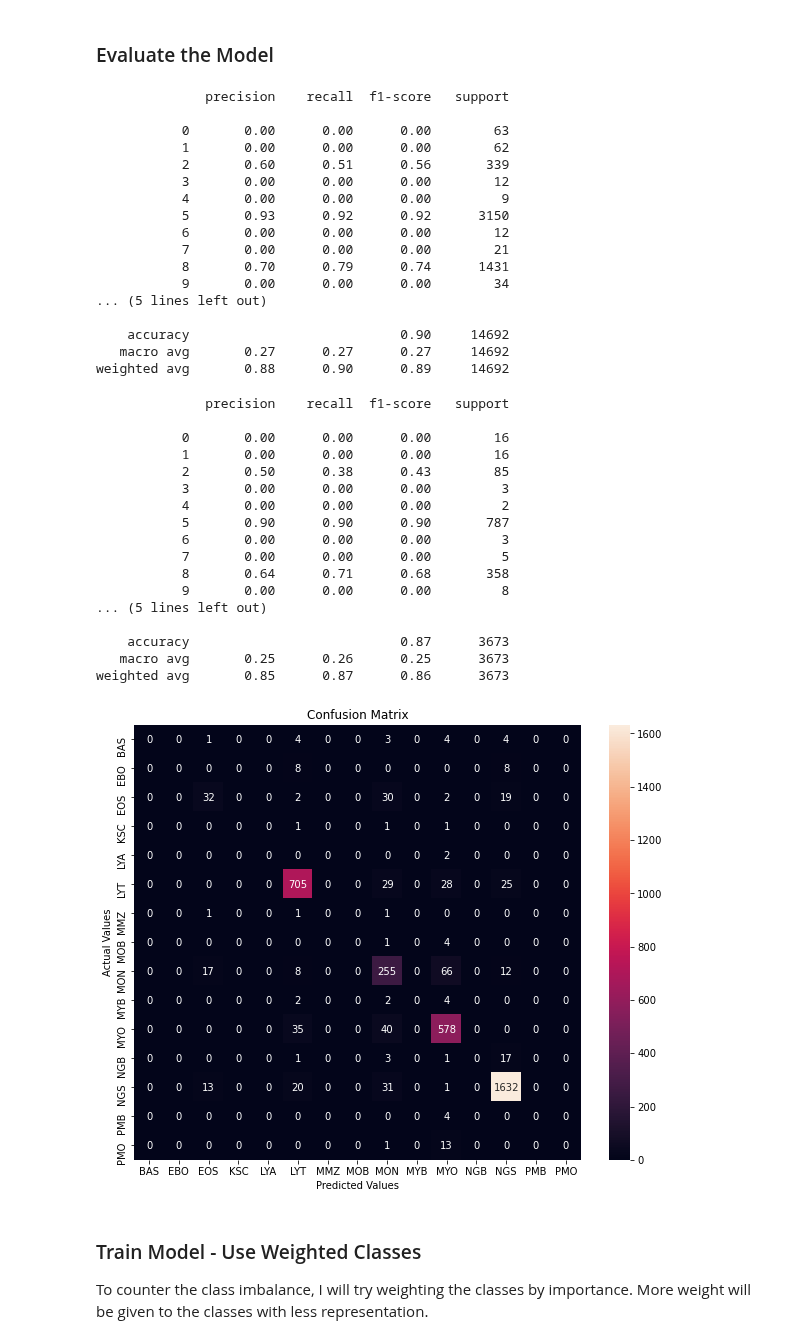
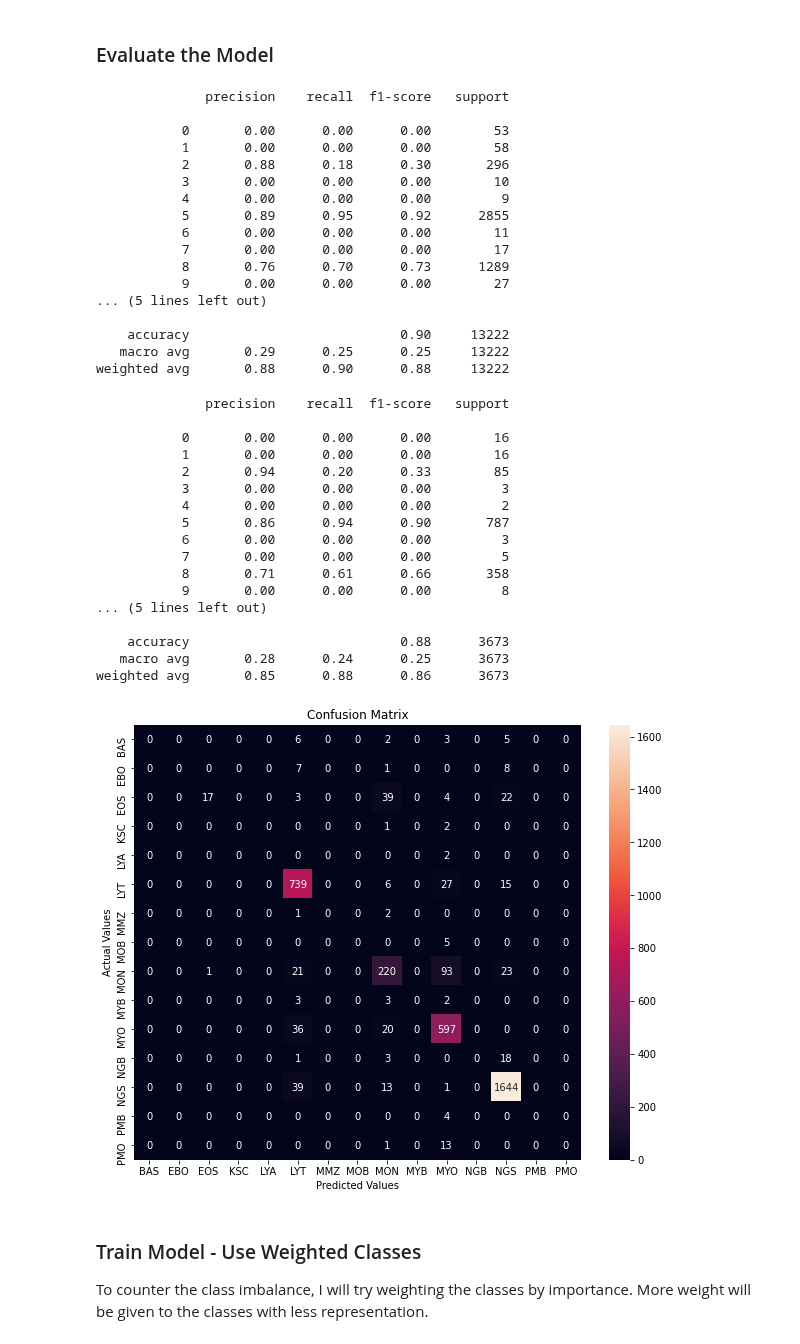
Before and after one commit to dmclark53/Springboard, a Jupyter notebook: Capstone-Project-Three/notebooks/1.0-dc-deep-learning.ipynb, the cells around one changed output. Cells and saved outputs as stored; diff of their text form; code cells hidden in the pictures.

```diff
--- a/Capstone-Project-Three/notebooks/1.0-dc-deep-learning.ipynb
+++ b/Capstone-Project-Three/notebooks/1.0-dc-deep-learning.ipynb
@@ -186,3 +210,5 @@ array([[0., 0., 0., 0., 0., 0., 0., 0., 0., 0., 0., 0., 1., 0., 0.],
+# %%
+X_train_normalized, X_val, y_train_one_hot, y_val = train_test_split(X_train_normalized, y_train_one_hot, test_size=0.1, random_state=42)
 # %% [markdown]
 ## Define Model
 # %%
@@ -233,6 +259,6 @@ model_1.compile(optimizer='rmsprop',
                   metrics.Precision(),
                   metrics.Recall()
               ])
-model_1.fit(X_train_normalized, y_train_one_hot, epochs=5, batch_size=64)
+model_1.fit(X_train_normalized, y_train_one_hot, validation_data=(X_val, y_val), epochs=5, batch_size=64)
 # %% [output]
 Epoch 1/5
@@ -259,21 +285,21 @@ print(classification_report(np.argmax(y_train_one_hot, axis=1), np.argmax(y_pred
 # %% [output]
               precision    recall  f1-score   support
 
-           0       0.00      0.00      0.00        63
-           1       0.00      0.00      0.00        62
-           2       0.60      0.51      0.56       339
-           3       0.00      0.00      0.00        12
+           0       0.00      0.00      0.00        53
+           1       0.00      0.00      0.00        58
+           2       0.88      0.18      0.30       296
+           3       0.00      0.00      0.00        10
            4       0.00      0.00      0.00         9
-           5       0.93      0.92      0.92      3150
-           6       0.00      0.00      0.00        12
-           7       0.00      0.00      0.00        21
-           8       0.70      0.79      0.74      1431
-           9       0.00      0.00      0.00        34
+           5       0.89      0.95      0.92      2855
+           6       0.00      0.00      0.00        11
+           7       0.00      0.00      0.00        17
+           8       0.76      0.70      0.73      1289
+           9       0.00      0.00      0.00        27
 ... (5 lines left out)
 
-    accuracy                           0.90     14692
-   macro avg       0.27      0.27      0.27     14692
-weighted avg       0.88      0.90      0.89     14692
+    accuracy                           0.90     13222
+   macro avg       0.29      0.25      0.25     13222
+weighted avg       0.88      0.90      0.88     13222
 # %%
 print(classification_report(np.argmax(y_test_one_hot, axis=1), np.argmax(y_pred_cnn, axis=1)))
 # %% [output]
@@ -281,16 +307,16 @@ print(classification_report(np.argmax(y_test_one_hot, axis=1), np.argmax(y_pred_
 
            0       0.00      0.00      0.00        16
            1       0.00      0.00      0.00        16
-           2       0.50      0.38      0.43        85
+           2       0.94      0.20      0.33        85
            3       0.00      0.00      0.00         3
            4       0.00      0.00      0.00         2
-           5       0.90      0.90      0.90       787
+           5       0.86      0.94      0.90       787
            6       0.00      0.00      0.00         3
            7       0.00      0.00      0.00         5
-           8       0.64      0.71      0.68       358
+           8       0.71      0.61      0.66       358
            9       0.00      0.00      0.00         8
 ... (5 lines left out)
 
-    accuracy                           0.87      3673
-   macro avg       0.25      0.26      0.25      3673
-weighted avg       0.85      0.87      0.86      3673
+    accuracy                           0.88      3673
+   macro avg       0.28      0.24      0.25      3673
+weighted avg       0.85      0.88      0.86      3673
@@ -301,12 +323,7 @@ df_cm = pd.DataFrame(cm, index=label_encodings.keys(), columns=label_encodings.k
-# %%
-plt.figure(figsize=(10, 8))
-sns.heatmap(df_cm, annot=True, fmt='d')
-plt.title('Confusion Matrix')
-plt.ylabel('Actual Values')
-plt.xlabel('Predicted Values')
-plt.show()
-# %% [output]
-[figure, removed]
+# %%
+em.plot_confusion_matrix(y_test_one_hot, y_pred_cnn, label_encodings)
+# %% [output]
+[figure, added]
 # %% [markdown]
 ### Train Model - Use Weighted Classes
 To counter the class imbalance, I will try weighting the classes by importance. More weight will be given to the classes with less representation.
```
Also changed, not shown: parts of 16 cells of this notebook.
